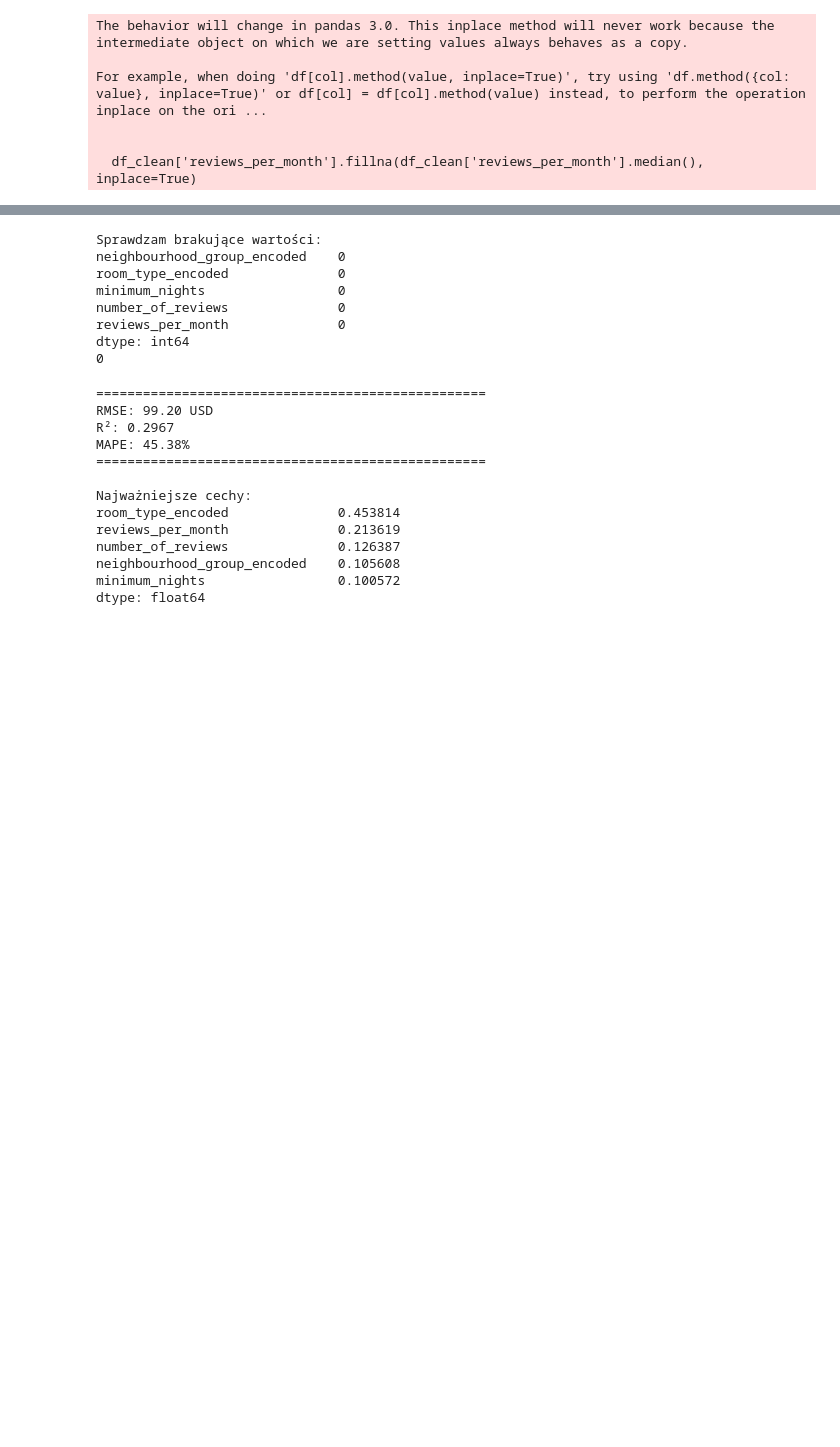
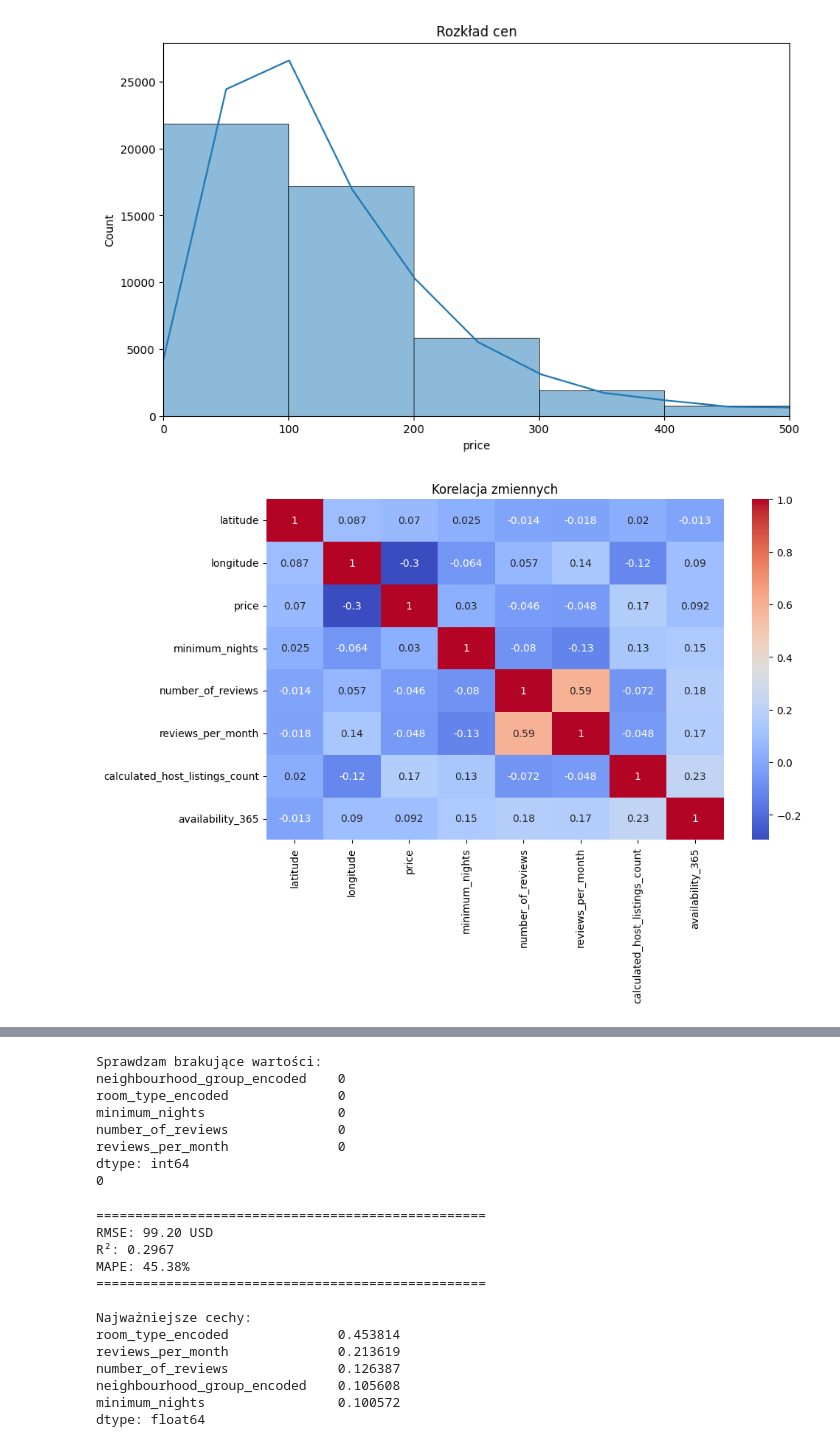
Before and after one commit to Weronikaaa/UczenieMaszynoweWSB, a Jupyter notebook: PROJEKT.ipynb, the cells around one changed output, grey strips where cells are left out. Drawn from its saved outputs; the diff is of its cells as text; code cells hidden in the pictures; blank space fills up the shorter version.

```diff
--- a/PROJEKT.ipynb
+++ b/PROJEKT.ipynb
@@ -27,12 +27,19 @@ print(df.head())
 # %%
-# Podstawowe informacje o danych
-print(df.info())
+# CZYSZCZENIE I EKSPLORACJA DANYCH
+# Rozmiar danych
+df.shape
 
-# Statystyki opisowe dla kolumn numerycznych
-print(df.describe())
+# Informacje o typach danych i brakach
+df.info()
 
-# Sprawdzenie brakujących wartości
-print(df.isnull().sum())
+# Sprawdzenie braków
+df.isnull().sum()
+
+# Usunięcie niepotrzebnych kolumn
+df = df.drop(columns=["id", "name", "host_id", "host_name", "last_review"])
+
+# Wypełnienie braków w reviews_per_month zerem
+df["reviews_per_month"] = df["reviews_per_month"].fillna(0)
 # %% [output]
 <class 'pandas.core.frame.DataFrame'>
 RangeIndex: 48895 entries, 0 to 48894
@@ -54,23 +61,21 @@ dtype: int64
 # %%
-# Usuń rekordy z ceną = 0
-df = df[df['price'] > 0]
+# EDA EXPLORACYJNA ANALIZA DANYCH
+# Rozkład cen
+plt.figure(figsize=(10, 6))
+sns.histplot(df["price"], bins=100, kde=True)
+plt.xlim(0, 500)
+plt.title("Rozkład cen")
+plt.show()
 
-# Usuwanie zbędnych kolumn (które nie będą użyteczne w modelu)
-df_clean = df.drop(columns=['id', 'host_name', 'last_review'])
+# Filtracja ekstremalnych wartości
+df = df[df["price"] < 500]
 
-# Uzupełnienie brakujących wartości w 'reviews_per_month' (np. medianą)
-df_clean['reviews_per_month'].fillna(df_clean['reviews_per_month'].median(), inplace=True)
-
-# Usuwanie rekordów z brakującymi danymi (jeśli potrzeba)
-df_clean.dropna(subset=['name'], inplace=True)  # przykładowo dla kolumny 'name'
-
-# Filtrowanie outlierów w cenie (np. ceny między 10 a 1000 dolarów)
-df_clean = df_clean[(df_clean['price'] >= 10) & (df_clean['price'] <= 1000)]
+# Korelacje między zmiennymi numerycznymi
+plt.figure(figsize=(10, 6))
+sns.heatmap(df.corr(numeric_only=True), annot=True, cmap="coolwarm")
+plt.title("Korelacja zmiennych")
+plt.show()
 # %% [output]
-The behavior will change in pandas 3.0. This inplace method will never work because the intermediate object on which we are setting values always behaves as a copy.
-
-For example, when doing 'df[col].method(value, inplace=True)', try using 'df.method({col: value}, inplace=True)' or df[col] = df[col].method(value) instead, to perform the operation inplace on the ori ...
-
-
-  df_clean['reviews_per_month'].fillna(df_clean['reviews_per_month'].median(), inplace=True)
+[figure, added]
+[figure, added]
 # %%
```
Also changed, not shown: parts of 7 cells of this notebook.
